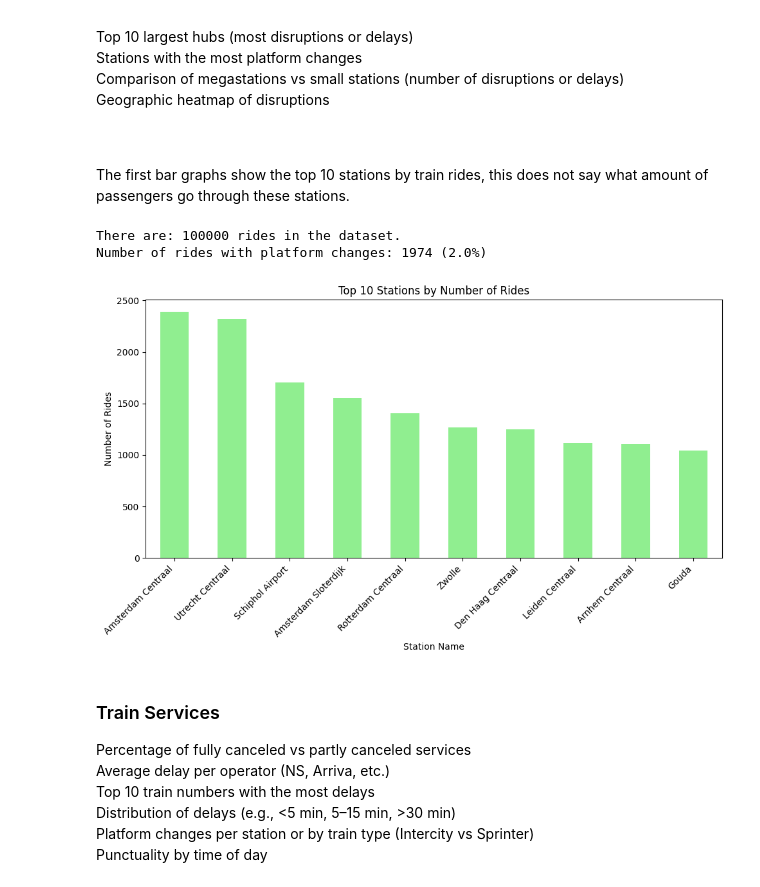
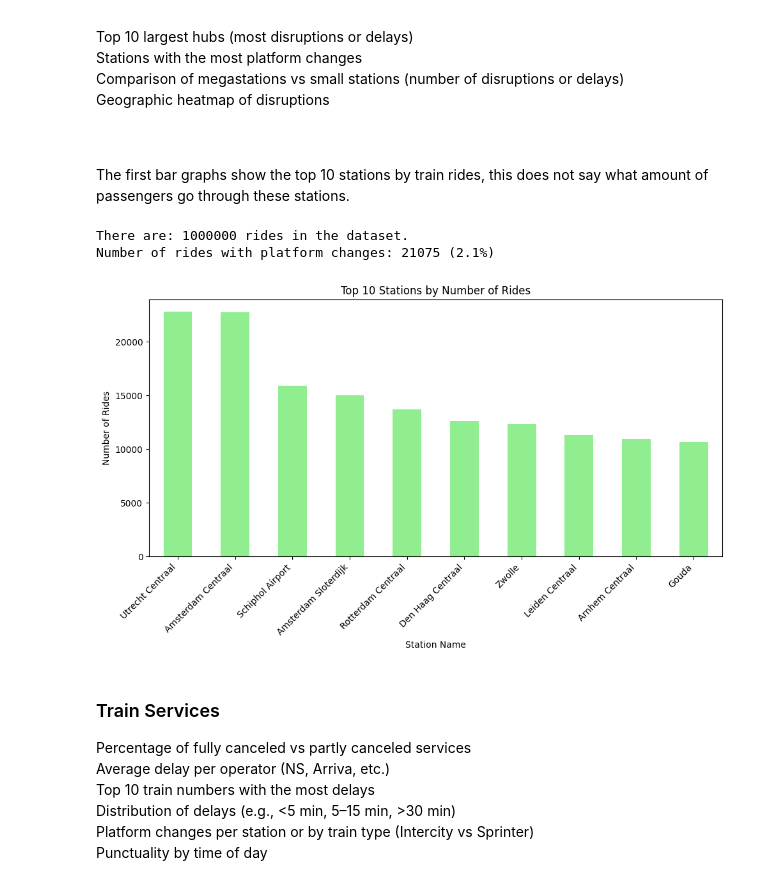
Before and after one commit to BramWillems/Personal-Challenge-NS-Treinen, a Jupyter notebook: EDA.ipynb, the cells around one changed output. Cells and saved outputs as stored; diff of their text form; code cells hidden in the pictures.

```diff
--- a/main.ipynb
+++ b/EDA.ipynb
@@ -269,33 +325,33 @@ The first bar graphs show the top 10 stations by train rides, this does not say
 # %%
 import pandas as pd
 import matplotlib.pyplot as plt
 
-df_rides = pd.read_csv("combined.csv", nrows=100_000)
+df_rides = pd.read_csv("NS_Data\combined_trein_data.csv", nrows=1_000_000)
 print(f'There are: {df_rides.shape[0]} rides in the dataset.')
 
 # Get the amount of rides per station
 station_counts = df_rides['Stop:Station name'].value_counts()
 top_10_stations = station_counts.head(10)
 
 # Get the amount of rides that did not arrive on the planned platform
 df_rides['platform_changed'] = df_rides['Stop:Planned platform'].astype(str) != df_rides['Stop:Actual platform'].astype(str)
 num_changed = df_rides['platform_changed'].sum()
 perc_changes = (num_changed / df_rides.shape[0]) * 100
 print(f'Number of rides with platform changes: {num_changed} ({perc_changes:.2}%)')
 
 # Plot bar graph for top 10 stations
 plt.figure(figsize=(10,6))
 top_10_stations.plot(kind='bar', color='lightgreen')
 plt.title('Top 10 Stations by Number of Rides')
 plt.xlabel('Station Name')
 plt.ylabel('Number of Rides')
 plt.xticks(rotation=45, ha='right')
 plt.tight_layout()
 plt.show()
 # %% [output]
-There are: 100000 rides in the dataset.
-Number of rides with platform changes: 1974 (2.0%)
+There are: 1000000 rides in the dataset.
+Number of rides with platform changes: 21075 (2.1%)
-[figure, old version]
+[figure, new version]
 # %% [markdown]
 ### Train Services
 Percentage of fully canceled vs partly canceled services
```
Also changed, not shown: parts of 6 cells of this notebook, 1 other file.
